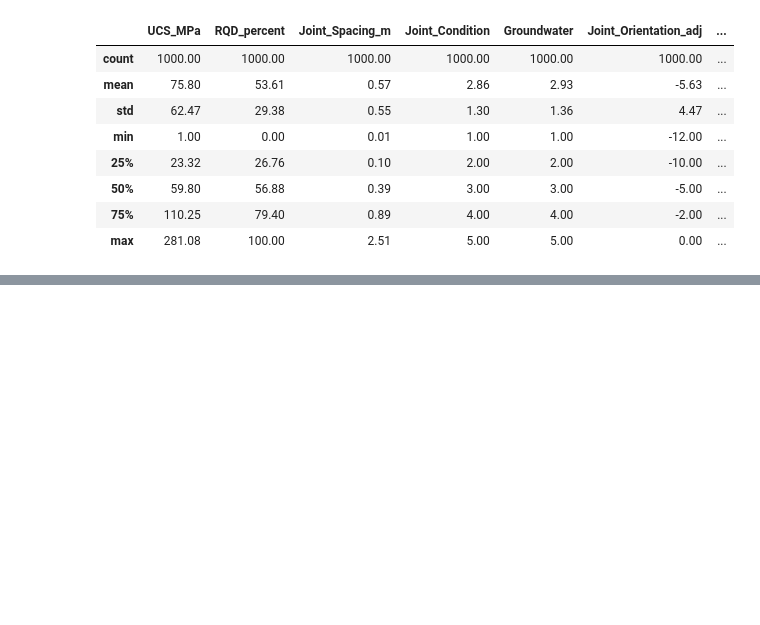
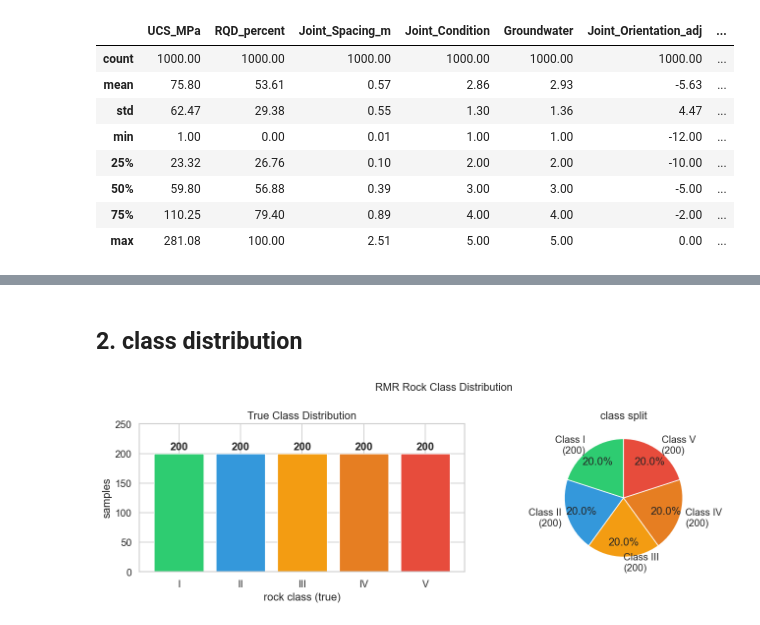
Before and after one commit to sayanmondal31694-sys/rmr-tunnel-support-designer-app, a Jupyter notebook: rmr_eda.ipynb, the cells around one changed output, grey strips where cells are left out. Drawn from its saved outputs; the diff is of its cells as text; code cells hidden in the pictures; blank space fills up the shorter version.

```diff
--- a/rmr_eda.ipynb
+++ b/rmr_eda.ipynb
@@ -702,21 +102,0 @@ Expecting: RMR89 params correlate with RMR and Bolt Density; Span correlates wit
-# %%
-numeric_cols = FEATURE_COLS + TARGET_COLS
-corr_matrix  = df[numeric_cols].corr().round(2)
-
-fig, ax = plt.subplots(figsize=(14, 11))
-sns.heatmap(corr_matrix, annot=True, fmt='.2f', cmap='RdYlGn',
-            center=0, vmin=-1, vmax=1,
-            linewidths=0.5, linecolor='white',
-            ax=ax, cbar_kws={'label': 'Pearson r'},
-            annot_kws={'size': 9})
-ax.set_title('Pearson Correlation Matrix — All 9 Features + 4 Targets', fontsize=13)
-plt.tight_layout()
-plt.savefig('fig13_correlation_matrix.png')
-plt.show()
-
-print('Top correlations with each target variable:')
-for target in TARGET_COLS:
-    top = corr_matrix[target].drop(TARGET_COLS).abs().sort_values(ascending=False)
-    print(f'\n  {target}:')
-    for feat, val in top.items():
-        print(f'    {feat:<28}: {corr_matrix[target][feat]:+.3f}')
@@ -1147,0 +103,27 @@ Figures saved: fig1 to fig20 as PNG files.
+# %% [markdown]
+## 2. class distribution
+# %%
+true_counts = df[CLASS_COL].value_counts().reindex(CLASS_ORDER)
+fig, axes = plt.subplots(1, 2, figsize=(12, 4))
+
+bars = axes[0].bar(CLASS_ORDER, true_counts.values,
+                   color=COLORS_ORDERED, edgecolor='white', linewidth=0.8)
+axes[0].set_xlabel('rock class (true)')
+axes[0].set_ylabel('samples')
+axes[0].set_title('True Class Distribution')
+axes[0].set_ylim(0, 250)
+for bar, val in zip(bars, true_counts.values):
+    axes[0].text(bar.get_x() + bar.get_width()/2, bar.get_height() + 3,
+                 str(val), ha='center', va='bottom', fontweight='bold')
+
+labels = [f'Class {c}\n({v})' for c, v in zip(CLASS_ORDER, true_counts.values)]
+axes[1].pie(true_counts.values, labels=labels, colors=COLORS_ORDERED,
+            autopct='%1.1f%%', startangle=90, pctdistance=0.75)
+axes[1].set_title('class split')
+
+plt.suptitle('RMR Rock Class Distribution', fontsize=13)
+plt.tight_layout()
+plt.savefig('fig1_class_distribution.png')
+plt.show()
+# %% [output]
+[figure, added]
```
Also changed, not shown: parts of 84 cells of this notebook.
